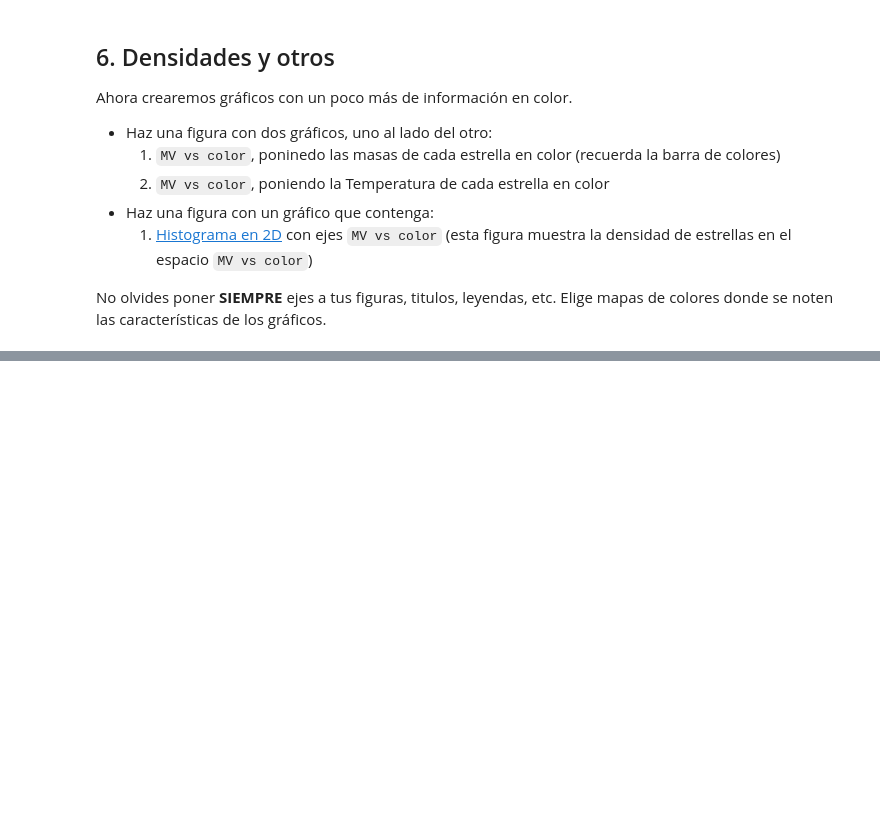
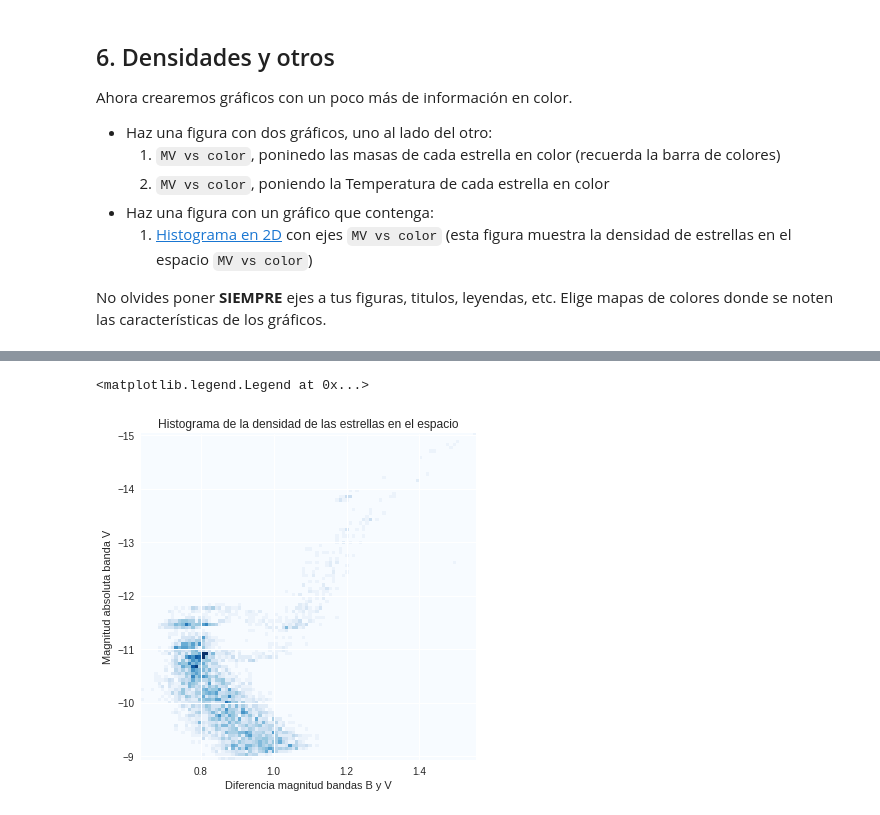
Before and after one commit to DanielaM8/minitarea2, a Jupyter notebook: minitarea2.ipynb, the cells around one changed output, grey strips where cells are left out. Saved outputs shown, nothing was run; the diff lists cells and outputs as text; code cells hidden in the pictures; blank space fills up the shorter version.

```diff
--- a/minitarea2.ipynb
+++ b/minitarea2.ipynb
@@ -207,0 +228,14 @@ No olvides poner **SIEMPRE** ejes a tus figuras, titulos, leyendas, etc. Elige m
+# %%
+# plot cmd hist2D
+fig, ax= plt.subplots(figsize=(6,6))
+
+ax.hist2d(color, MV, bins=100, cmap='Blues')
+#bins entrega la cantidad de divisiones del histograma
+ax.invert_yaxis()
+ax.set_title('Histograma de la densidad de las estrellas en el espacio')
+ax.set_xlabel('Diferencia magnitud bandas B y V')
+ax.set_ylabel('Magnitud absoluta banda V')
+ax.legend(loc='best')
+# %% [output]
+<matplotlib.legend.Legend at 0x...>
+[figure, added]
```
Also changed, not shown: parts of 5 cells of this notebook.
